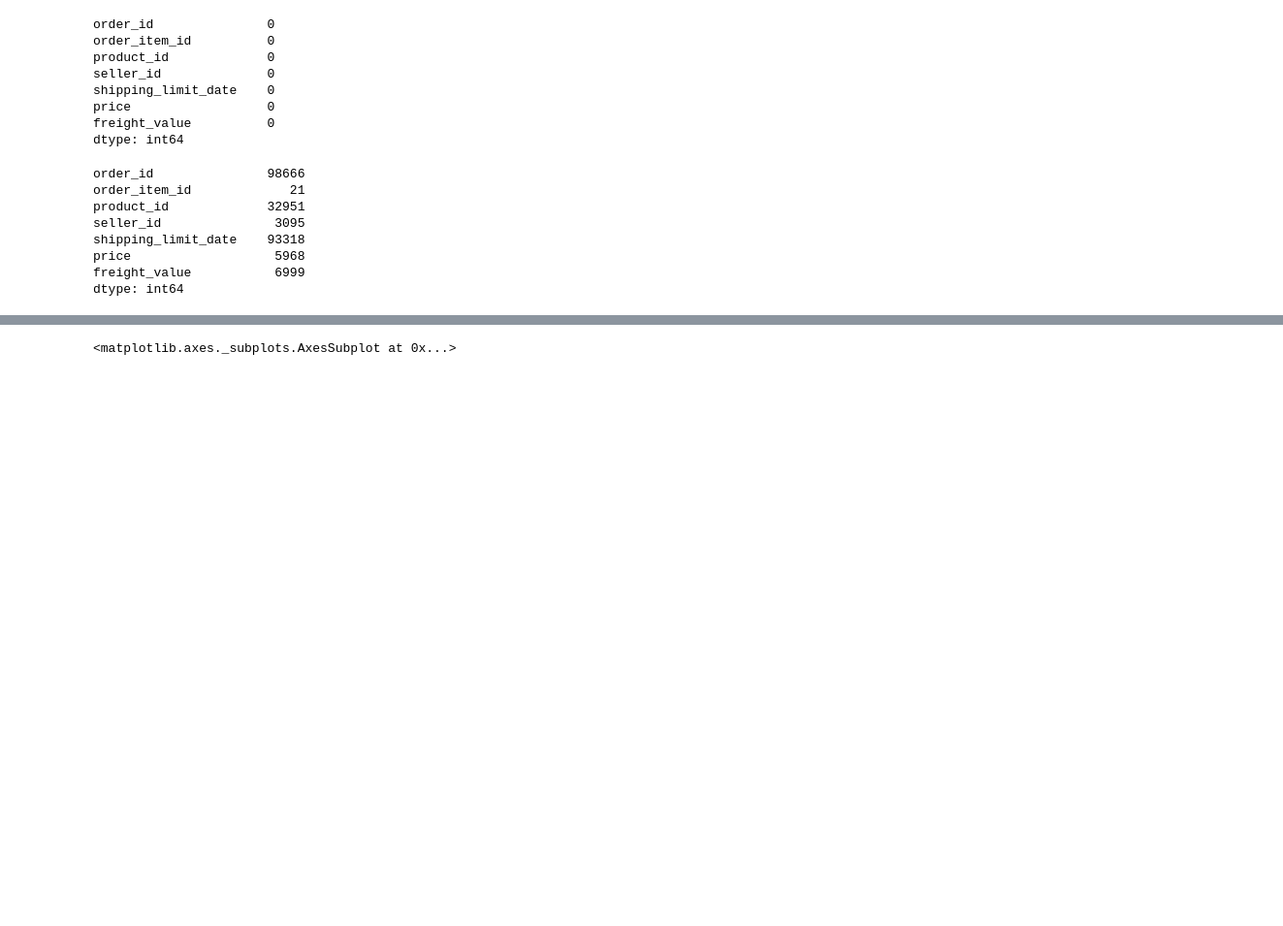
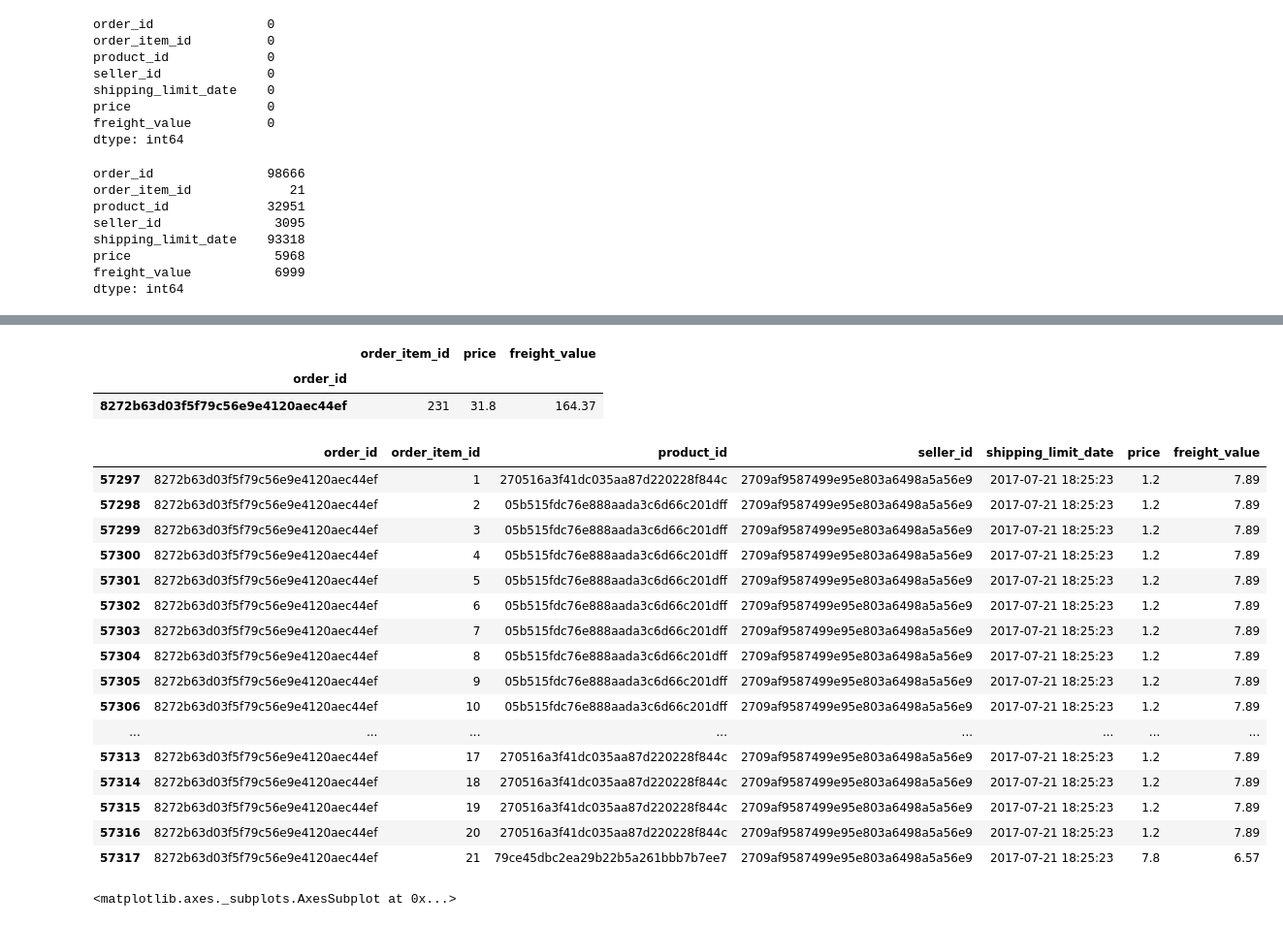
Before and after one commit to itimes-digital/olist_analise, a Jupyter notebook: olist_analise_de_negocio.ipynb, the cells around one changed output, grey strips where cells are left out. Shown: that part at 97% size. Saved outputs shown, nothing was run; the diff lists cells and outputs as text; code cells hidden in the pictures; blank space fills up the shorter version.

```diff
--- a/olist_analise_de_negocio.ipynb
+++ b/olist_analise_de_negocio.ipynb
@@ -228,3 +395,29 @@ ds_pedido_itens.describe()
+# %%
+ds_pedidos_itens_unicos.query('order_item_id == 231')
+# %% [output]
+|  | order_item_id | price | freight_value |
+| order_id |  |  |  |
+| 8272b63d03f5f79c56e9e4120aec44ef | 231 | 31.8 | 164.37 |
+# %%
+ds_pedido_itens.query("order_id == '8272b63d03f5f79c56e9e4120aec44ef'")
+# %% [output]
+|  | order_id | order_item_id | product_id | seller_id | shipping_limit_date | price | freight_value |
+| 57297 | 8272b63d03f5f79c56e9e4120aec44ef | 1 | 270516a3f41dc035aa87d220228f844c | 2709af9587499e95e803a6498a5a56e9 | 2017-07-21 18:25:23 | 1.2 | 7.89 |
+| 57298 | 8272b63d03f5f79c56e9e4120aec44ef | 2 | 05b515fdc76e888aada3c6d66c201dff | 2709af9587499e95e803a6498a5a56e9 | 2017-07-21 18:25:23 | 1.2 | 7.89 |
+| 57299 | 8272b63d03f5f79c56e9e4120aec44ef | 3 | 05b515fdc76e888aada3c6d66c201dff | 2709af9587499e95e803a6498a5a56e9 | 2017-07-21 18:25:23 | 1.2 | 7.89 |
+| 57300 | 8272b63d03f5f79c56e9e4120aec44ef | 4 | 05b515fdc76e888aada3c6d66c201dff | 2709af9587499e95e803a6498a5a56e9 | 2017-07-21 18:25:23 | 1.2 | 7.89 |
+| 57301 | 8272b63d03f5f79c56e9e4120aec44ef | 5 | 05b515fdc76e888aada3c6d66c201dff | 2709af9587499e95e803a6498a5a56e9 | 2017-07-21 18:25:23 | 1.2 | 7.89 |
+| 57302 | 8272b63d03f5f79c56e9e4120aec44ef | 6 | 05b515fdc76e888aada3c6d66c201dff | 2709af9587499e95e803a6498a5a56e9 | 2017-07-21 18:25:23 | 1.2 | 7.89 |
+| 57303 | 8272b63d03f5f79c56e9e4120aec44ef | 7 | 05b515fdc76e888aada3c6d66c201dff | 2709af9587499e95e803a6498a5a56e9 | 2017-07-21 18:25:23 | 1.2 | 7.89 |
+| 57304 | 8272b63d03f5f79c56e9e4120aec44ef | 8 | 05b515fdc76e888aada3c6d66c201dff | 2709af9587499e95e803a6498a5a56e9 | 2017-07-21 18:25:23 | 1.2 | 7.89 |
+| 57305 | 8272b63d03f5f79c56e9e4120aec44ef | 9 | 05b515fdc76e888aada3c6d66c201dff | 2709af9587499e95e803a6498a5a56e9 | 2017-07-21 18:25:23 | 1.2 | 7.89 |
+| 57306 | 8272b63d03f5f79c56e9e4120aec44ef | 10 | 05b515fdc76e888aada3c6d66c201dff | 2709af9587499e95e803a6498a5a56e9 | 2017-07-21 18:25:23 | 1.2 | 7.89 |
+| ... | ... | ... | ... | ... | ... | ... | ... |
+| 57313 | 8272b63d03f5f79c56e9e4120aec44ef | 17 | 270516a3f41dc035aa87d220228f844c | 2709af9587499e95e803a6498a5a56e9 | 2017-07-21 18:25:23 | 1.2 | 7.89 |
+| 57314 | 8272b63d03f5f79c56e9e4120aec44ef | 18 | 270516a3f41dc035aa87d220228f844c | 2709af9587499e95e803a6498a5a56e9 | 2017-07-21 18:25:23 | 1.2 | 7.89 |
+| 57315 | 8272b63d03f5f79c56e9e4120aec44ef | 19 | 270516a3f41dc035aa87d220228f844c | 2709af9587499e95e803a6498a5a56e9 | 2017-07-21 18:25:23 | 1.2 | 7.89 |
+| 57316 | 8272b63d03f5f79c56e9e4120aec44ef | 20 | 270516a3f41dc035aa87d220228f844c | 2709af9587499e95e803a6498a5a56e9 | 2017-07-21 18:25:23 | 1.2 | 7.89 |
+| 57317 | 8272b63d03f5f79c56e9e4120aec44ef | 21 | 79ce45dbc2ea29b22b5a261bbb7b7ee7 | 2709af9587499e95e803a6498a5a56e9 | 2017-07-21 18:25:23 | 7.8 | 6.57 |
 # %%
 ds_pedido_itens['order_item_id'].hist()
 # %% [output]
```
Also changed, not shown: parts of 23 cells of this notebook.
